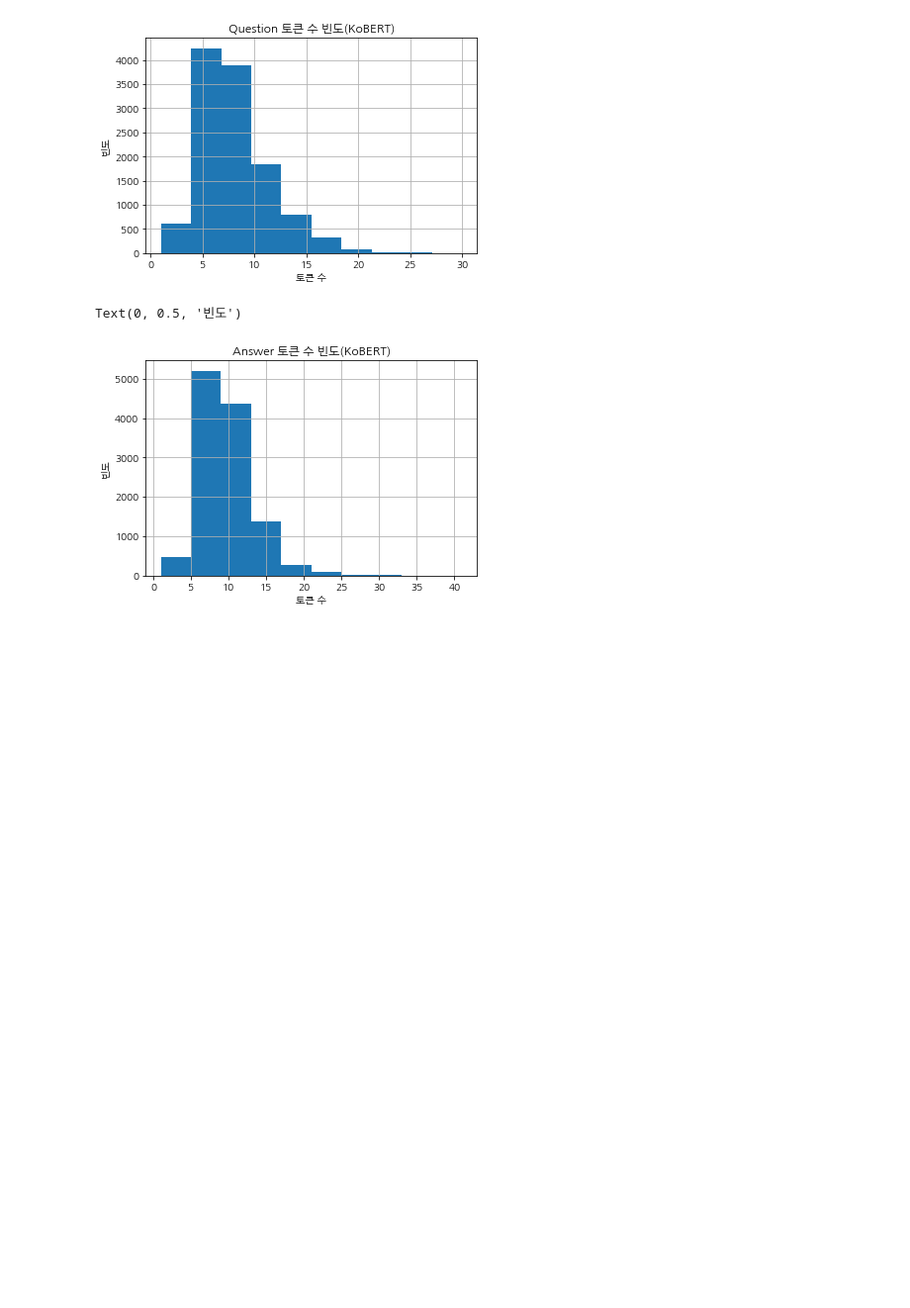
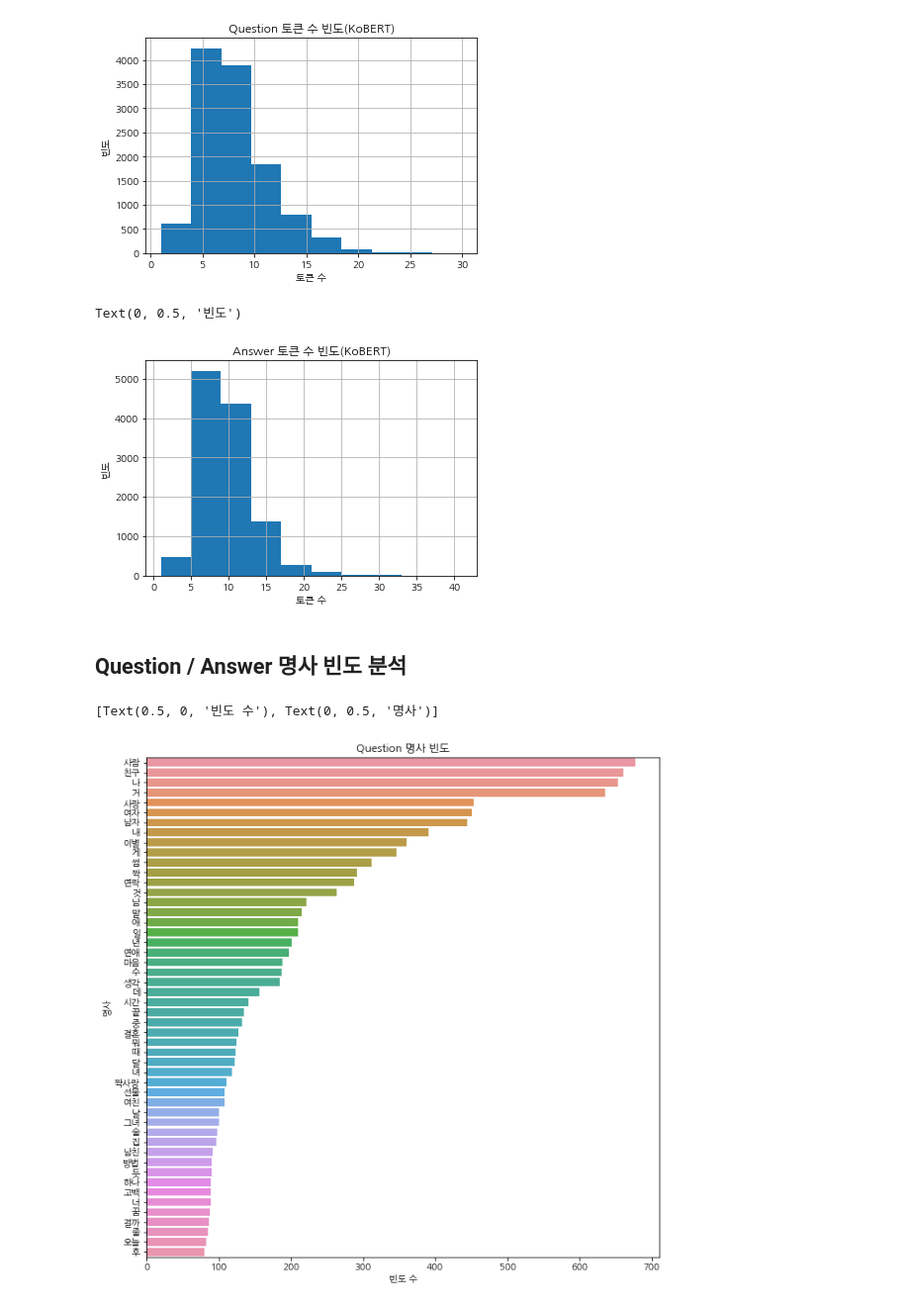
Before and after one commit to jakddang/Persona-Chatbot, a Jupyter notebook: data_eda.ipynb, the cells around one changed output. Shown at 99% size. Drawn from its saved outputs; the diff is of its cells as text; code cells hidden in the pictures; blank space fills up the shorter version.

```diff
--- a/data_eda.ipynb
+++ b/data_eda.ipynb
@@ -75,7 +81,7 @@ kogpt2_tok_lens_q, kogpt2_tok_lens_a = [], []
 kobert_tok_lens_q, kobert_tok_lens_a = [], []
 kogpt2_toks_q, kogpt2_toks_a = [], []
 kobert_toks_q, kobert_toks_a = [], []
-label = []
+labels = []
 for (q, a, label) in dl:
     kogpt2_tok_lens_q.append(len(kogpt2_tokenizer.tokenize(q[0])))
     kogpt2_tok_lens_a.append(len(kogpt2_tokenizer.tokenize(a[0])))
@@ -160,3 +168,47 @@ ax.set_ylabel("빈도")
 # %% [output]
 Text(0, 0.5, '빈도')
 [figure]
+# %% [markdown]
+## Question / Answer 명사 빈도 분석
+# %%
+from konlpy.tag import Mecab
+import collections
+
+mecab = Mecab()
+# %%
+q_noun, a_noun = [], []
+for (q, a, label) in dl:
+    q_noun += mecab.nouns(q[0])
+    a_noun += mecab.nouns(a[0])
+
+q_count = collections.Counter(q_noun)
+q_most = q_count.most_common()
+a_count = collections.Counter(a_noun)
+a_most = a_count.most_common()
+
+q_noun2, a_noun2 = [], []
+for (q, a, label) in dl:
+    for n in mecab.nouns(q[0]):
+        if len(n) > 1:
+            q_noun2.append(n)
+    for m in mecab.nouns(a[0]):
+        if len(m) > 1:
+            a_noun2.append(m)
+
+q_count2 = collections.Counter(q_noun2)
+q_most2 = q_count2.most_common()
+a_count2 = collections.Counter(a_noun2)
+a_most2 = a_count2.most_common()
+# %%
+x, y = [], []
+for word, count in q_most[:50]:
+    x.append(word)
+    y.append(count)
+
+plt.figure(figsize=(10,10))
+plt.title("Question 명사 빈도")
+ax = sns.barplot(x=y, y=x)
+ax.set(xlabel = '빈도 수', ylabel = '명사')
+# %% [output]
+[Text(0.5, 0, '빈도 수'), Text(0, 0.5, '명사')]
+[figure, added]
```
Also changed, not shown: parts of 18 cells of this notebook.
